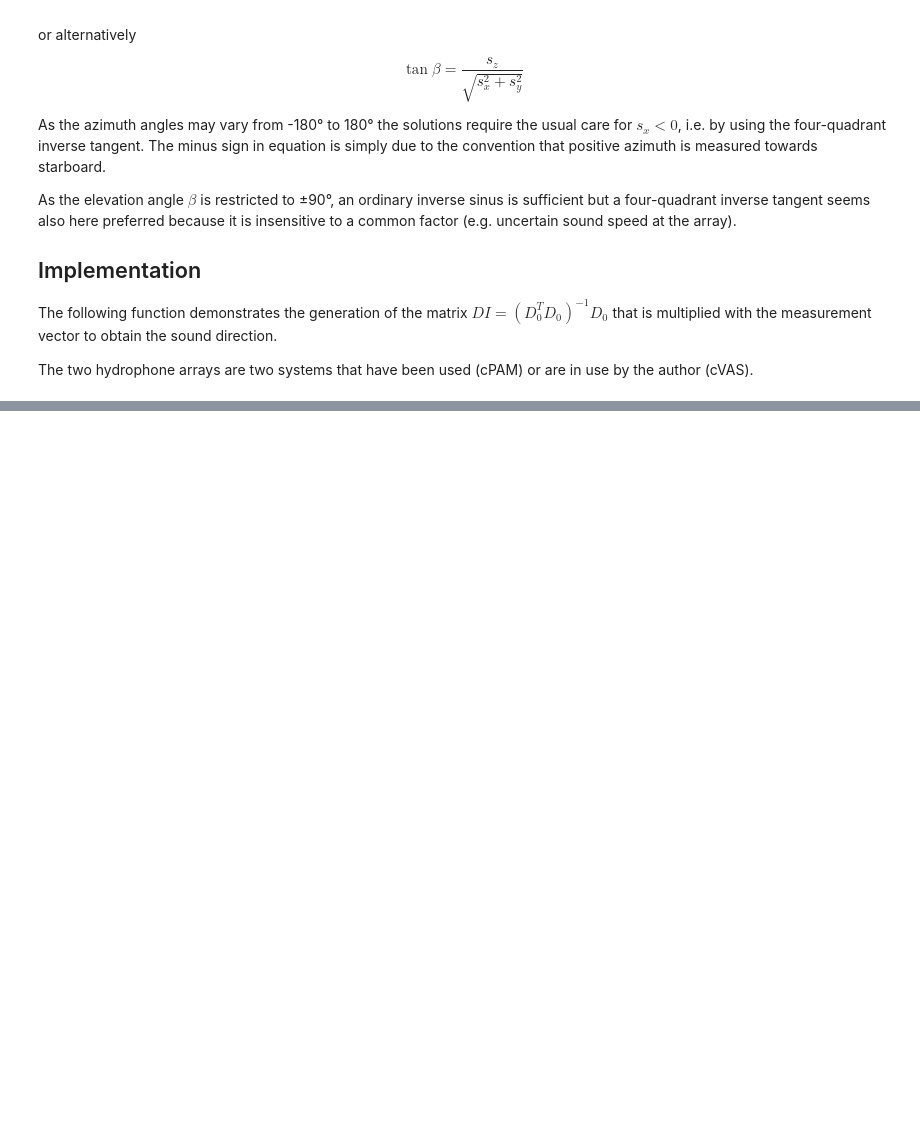
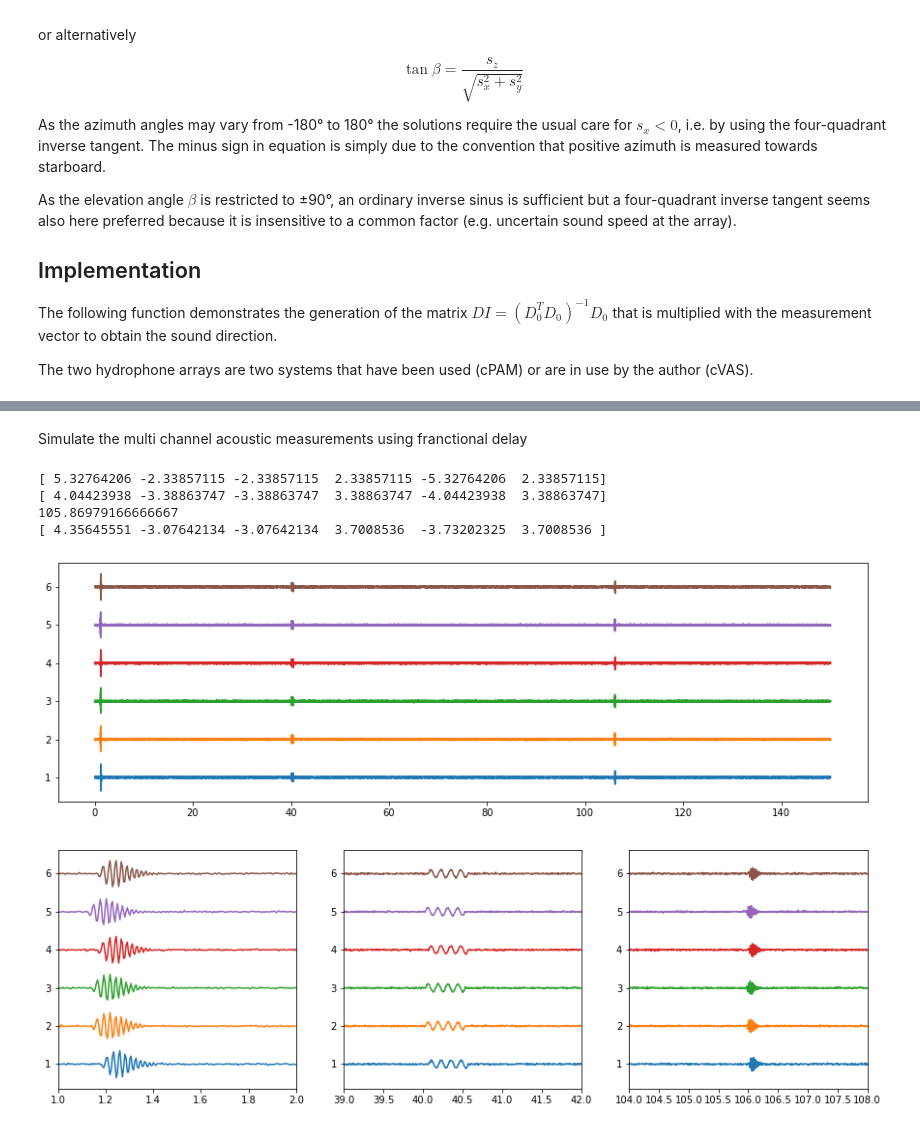
Before and after one commit to WMXZ-EU/wmxz-eu.github.io, a Jupyter notebook: _sources/direction_finding.ipynb, the cells around one changed output, grey strips where cells are left out. Cells and saved outputs as stored; diff of their text form; code cells hidden in the pictures; blank space fills up the shorter version.

```diff
--- a/_sources/direction_finding.ipynb
+++ b/_sources/direction_finding.ipynb
@@ -96,7 +96,7 @@ The two hydrophone arrays are two systems that have been used (cPAM) or are in u
 # %%
 import numpy as np
 
-def hydrophones(model='cVAS)'):
+def hydrophones(model='cVAS'):
     if model=='cVAS':
         # cVAS hydrophones
         # octahedron (x points from 'centre' towards hydrophone 1)
@@ -133,6 +133,6 @@ def hydrophones(model='cVAS)'):
     #print(L)
     DI=np.linalg.pinv(D)
 
-    return isel,DI,nc
+    return isel,DI,nc,ho
 # %% [markdown]
 
@@ -163,0 +192,4 @@ m_i = \Delta x_{12}\Phi(f)
+# %%
+# hydrophones
+
+isel,DI,nc,ho = hydrophones('cVAS')
@@ -163,0 +222,8 @@ m_i = \Delta x_{12}\Phi(f)
+# %%
+#hydrophone delay simulation
+S1=np.array([np.cos(az)*np.cos(el1),np.sin(az)*np.cos(el1), np.sin(el1)])
+S2=np.array([np.cos(az)*np.cos(el2),np.sin(az)*np.cos(el2), np.sin(el2)])
+DC1=np.sum(ho*S1,1)
+DC2=np.sum(ho*S2,1)
+DT1=DC1/1.500
+DT2=DC2/1.500
@@ -163,0 +282,52 @@ m_i = \Delta x_{12}\Phi(f)
+# %% [markdown]
+Simulate the multi channel acoustic measurements using franctional delay
+# %%
+te=150 # ms
+tx=np.arange(0,te,1/fs)
+
+nh=6
+ndat=len(tx)
+
+tj1=(DT1*fs-np.floor(DT1*fs))
+tj2=((dt+DT2)*fs-np.floor((dt+DT2)*fs))
+print(DT1*fs)
+print(DT2*fs)
+#
+j1=200
+j2=j1+int(np.mean((dt+DT2)*fs))
+DT2x=((dt+DT2)*fs-j2+j1)/fs
+print(j2/fs)
+print(DT2x*fs)
+#
+j3=40*fs
+fo=8
+rr=0*uu
+rr[10:10+95]=np.sin(2*np.pi*np.arange(95)/fs*fo)
+#
+ju=len(uu)
+xx=np.empty((ndat,nh))
+for ii in range(nh):
+    xx[:,ii]=np.random.normal(0, 0.01, len(tx))
+    xx[j1:j1+ju,ii] =xx[j1:j1+ju,ii] +a1*delay(uu,DT1[ii]*fs)
+    xx[j2:j2+ju,ii] =xx[j2:j2+ju,ii] +a2*delay(uu,DT2x[ii]*fs)
+    xx[j3:j3+ju,ii] =xx[j3:j3+ju,ii] +a1/10*delay(rr,DT2[ii]*fs)
+
+# prepare plot
+fig = plt.figure("figure.figsize",[15,10])
+plt.subplot(211)
+plt.plot(tx,xx+np.ones((ndat,1))*range(1,7));
+plt.subplot(234)
+plt.plot(tx,xx+np.ones((ndat,1))*range(1,7));
+plt.xlim(1, 2);
+plt.subplot(235)
+plt.plot(tx,xx+np.ones((ndat,1))*range(1,7));
+plt.xlim(39, 42);
+plt.subplot(236)
+plt.plot(tx,xx+np.ones((ndat,1))*range(1,7));
+plt.xlim(104, 108);
+# %% [output]
+[ 5.32764206 -2.33857115 -2.33857115  2.33857115 -5.32764206  2.33857115]
+[ 4.04423938 -3.38863747 -3.38863747  3.38863747 -4.04423938  3.38863747]
+105.86979166666667
+[ 4.35645551 -3.07642134 -3.07642134  3.7008536  -3.73202325  3.7008536 ]
+[figure, added]
```
Also changed, not shown: parts of 24 cells of this notebook, 24 other files.
